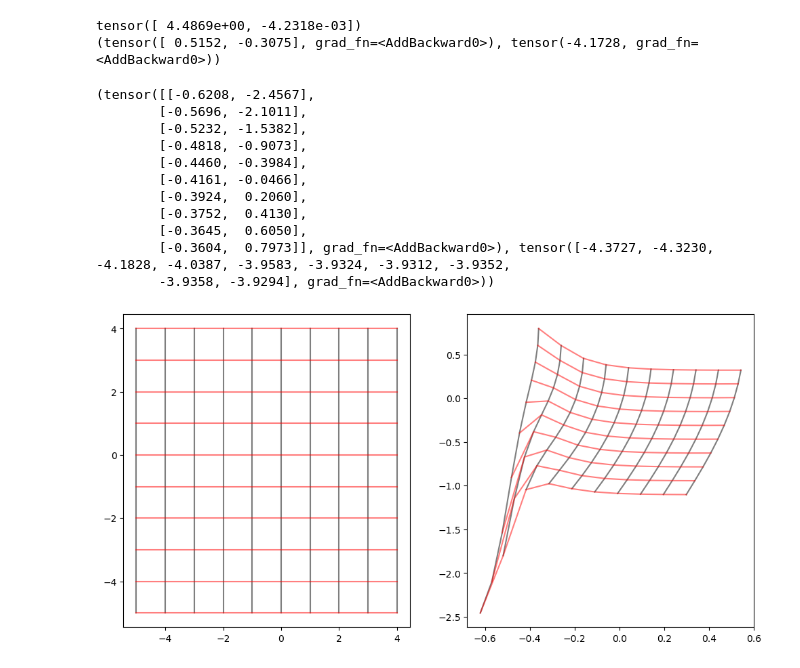
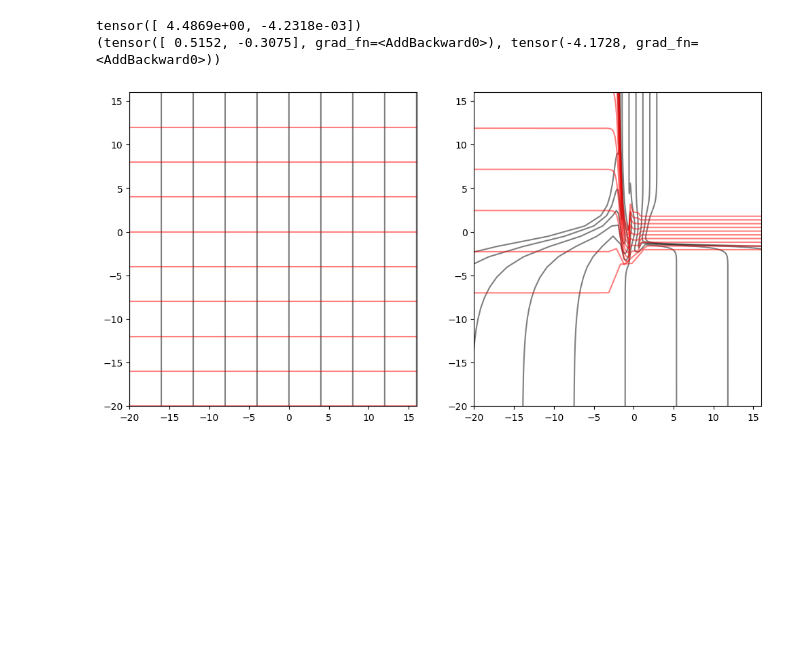
Before and after one commit to BP4769/Normalizing-Flow-Reproducibility, a Jupyter notebook: test_normalizing_flow.ipynb, the cells around one changed output. Drawn from its saved outputs; the diff is of its cells as text; code cells hidden in the pictures; blank space fills up the shorter version.

Commit message:
extended lines on grid plot

```diff
--- a/test_normalizing_flow.ipynb
+++ b/test_normalizing_flow.ipynb
@@ -118,17 +118,24 @@ def generate_grid_data(x_range, y_range, x_tick, y_tick):
     return grid_points
 # %%
 # Define parameters
-x_range = range(-5, 5)  # Range of values to cover in x coordinates
-y_range = range(-5, 5)  # Range of values to cover in y coordinates
-
-transformed = []
+x_range = range(-20, 20, 4)  # Range of values to cover in x coordinates
+y_range = range(-20, 20, 4)  # Range of values to cover in y coordinates
+line_density = 10000  # Number of points to generate in each direction
+bottom_limit = -5000 # bottom limit for the line creation
+upper_limit = 5000 # upper limit for the line creation
 
 # create 2 seperate plots
 fig, (ax1, ax2) = plt.subplots(1, 2, figsize=(12,6))
 
+# limit plot to the range of x and y
+ax1.set_xlim(x_range[0], x_range[-1])
+ax1.set_ylim(y_range[0], y_range[-1])
+ax2.set_xlim(x_range[0], x_range[-1])
+ax2.set_ylim(y_range[0], y_range[-1])
+
 for x in x_range:
     # generate a line of points along the y-axis at x
-    y = torch.linspace(y_range[0], y_range[-1], 10)
+    y = torch.linspace(bottom_limit, upper_limit, line_density)
     x_plt = torch.ones_like(y) * x
 
     # plot the line on the first plot
@@ -137,48 +144,34 @@ for x in x_range:
     # transform the line using the flow
     grid_points = torch.stack((x_plt, y), dim=1)
     transformed_points = flow.bijection(grid_points)
-
-    if x == x_range[0]:
-        print(transformed_points)
 
     # revert transformed_points to numpy array
     transformed_points = transformed_points[0].detach().numpy()
     transformed.append(transformed_points)
 
     # plot the transformed line on the second plot
     ax2.plot(transformed_points[:,0], transformed_points[:,1], color='black', alpha=0.5)
 
 # add grid of y dircetion too but on same plots
 for y in y_range:
     # generate a line of points along the x-axis at y
-    x = torch.linspace(x_range[0], x_range[-1], 10)
+    x = torch.linspace(bottom_limit, upper_limit, line_density)
     y_plt = torch.ones_like(x) * y
 
     # plot the line on the first plot
     ax1.plot(x, y_plt, color='red', alpha=0.5)
 
     # transform the line using the flow
     grid_points = torch.stack((x, y_plt), dim=1)
     transformed_points = flow.bijection(grid_points)
 
     # revert transformed_points to numpy array
     transformed_points = transformed_points[0].detach().numpy()
     transformed.append(transformed_points)
 
     # plot the transformed line on the second plot
     ax2.plot(transformed_points[:,0], transformed_points[:,1], color='red', alpha=0.5)
 
 plt.show()
 # %% [output]
-(tensor([[-0.6208, -2.4567],
-        [-0.5696, -2.1011],
-        [-0.5232, -1.5382],
-        [-0.4818, -0.9073],
-        [-0.4460, -0.3984],
-        [-0.4161, -0.0466],
-        [-0.3924,  0.2060],
-        [-0.3752,  0.4130],
-        [-0.3645,  0.6050],
-        [-0.3604,  0.7973]], grad_fn=<AddBackward0>), tensor([-4.3727, -4.3230, -4.1828, -4.0387, -3.9583, -3.9324, -3.9312, -3.9352,
-        -3.9358, -3.9294], grad_fn=<AddBackward0>))
-[figure, old version]
+[figure, new version]
```
